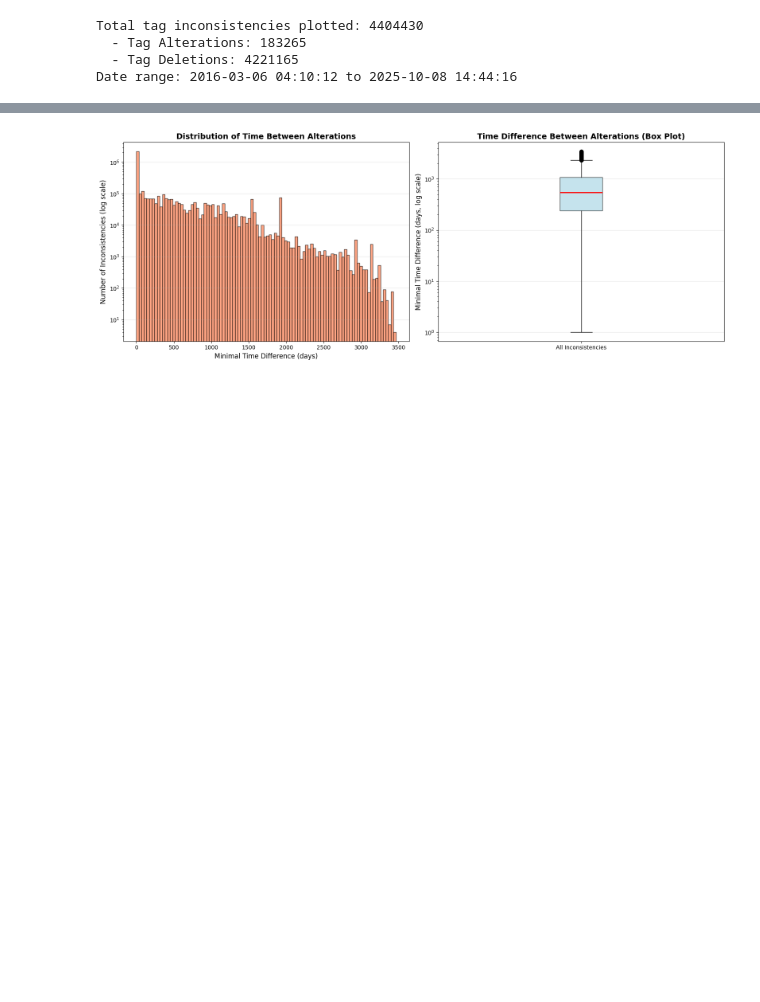
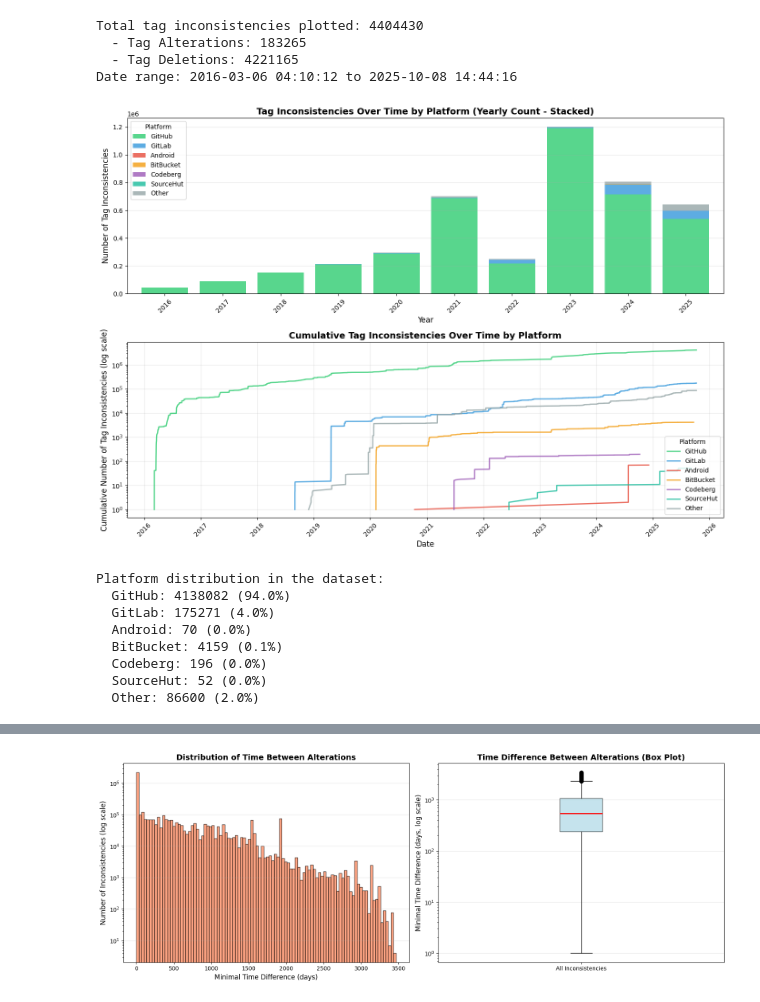
Before and after one commit to srapaport/tags-alterations, a Jupyter notebook: notebooks/analyze_tags.ipynb, the cells around one changed output, grey strips where cells are left out. Saved outputs shown, nothing was run; the diff lists cells and outputs as text; code cells hidden in the pictures; blank space fills up the shorter version.

```diff
--- a/notebooks/analyze_tags.ipynb
+++ b/notebooks/analyze_tags.ipynb
@@ -379,8 +417,7 @@ fig, (ax1, ax2) = plt.subplots(2, 1, figsize=(14, 10))
 df_sorted = df.sort_values('new_snap_timestamp')
 df_sorted['cumulative_count'] = range(1, len(df_sorted) + 1)
 
-df['year'] = df['new_snap_timestamp'].dt.year
-inconsistencies_by_year = df.groupby('year').size()
+inconsistencies_by_year = df.groupby('snap_year').size()
 
 ax1.bar(inconsistencies_by_year.index, inconsistencies_by_year.values, width=0.8, alpha=0.7, color='steelblue')
 ax1.set_xlabel('Year', fontsize=12)
@@ -411,3 +448,56 @@ Total tag inconsistencies plotted: 4404430
   - Tag Alterations: 183265
   - Tag Deletions: 4221165
 Date range: 2016-03-06 04:10:12 to 2025-10-08 14:44:16
+# %%
+# Platform comparison - Yearly and Cumulative Inconsistencies (All)
+platforms = ['GitHub', 'GitLab', 'Android', 'BitBucket', 'Codeberg', 'SourceHut', 'Other']
+colors = ['#2ecc71', '#3498db', '#e74c3c', '#f39c12', '#9b59b6', '#1abc9c', '#95a5a6']
+
+fig, (ax1, ax2) = plt.subplots(2, 1, figsize=(14, 10))
+
+# Yearly count by platform
+platform_by_year = df.groupby(['snap_year', 'platform']).size().unstack(fill_value=0)
+platform_by_year = platform_by_year.reindex(columns=platforms, fill_value=0)
+
+platform_by_year.plot(kind='bar', stacked=True, ax=ax1, color=colors, alpha=0.8, width=0.8)
+ax1.set_xlabel('Year', fontsize=12)
+ax1.set_ylabel('Number of Tag Inconsistencies', fontsize=12)
+ax1.set_title('Tag Inconsistencies Over Time by Platform (Yearly Count - Stacked)', fontsize=14, fontweight='bold')
+ax1.legend(title='Platform', fontsize=10, loc='upper left')
+ax1.grid(True, alpha=0.3, axis='y')
+ax1.tick_params(axis='x', rotation=45)
+
+# Cumulative count by platform
+for i, platform in enumerate(platforms):
+    platform_df = df[df['platform'] == platform].sort_values('new_snap_timestamp')
+    platform_df['cumulative_count'] = range(1, len(platform_df) + 1)
+    if len(platform_df) > 0:
+        ax2.plot(platform_df['new_snap_timestamp'],
+                 platform_df['cumulative_count'],
+                 linewidth=2, color=colors[i], label=platform, alpha=0.8)
+
+ax2.set_xlabel('Date', fontsize=12)
+ax2.set_ylabel('Cumulative Number of Tag Inconsistencies (log scale)', fontsize=12)
+ax2.set_title('Cumulative Tag Inconsistencies Over Time by Platform', fontsize=14, fontweight='bold')
+ax2.legend(title='Platform', fontsize=10)
+ax2.set_yscale('log')
+ax2.grid(True, alpha=0.3)
+ax2.tick_params(axis='x', rotation=45)
+
+plt.tight_layout()
+plt.show()
+
+print("Platform distribution in the dataset:")
+for platform in platforms:
+    count = len(df[df['platform'] == platform])
+    print(f"  {platform}: {count} ({100*count/len(df):.1f}%)")
+# %% [output]
+[figure, added]
+Platform distribution in the dataset:
+  GitHub: 4138082 (94.0%)
+  GitLab: 175271 (4.0%)
+  Android: 70 (0.0%)
+  BitBucket: 4159 (0.1%)
+  Codeberg: 196 (0.0%)
+  SourceHut: 52 (0.0%)
+  Other: 86600 (2.0%)
```
Also changed, not shown: parts of 21 cells of this notebook.
